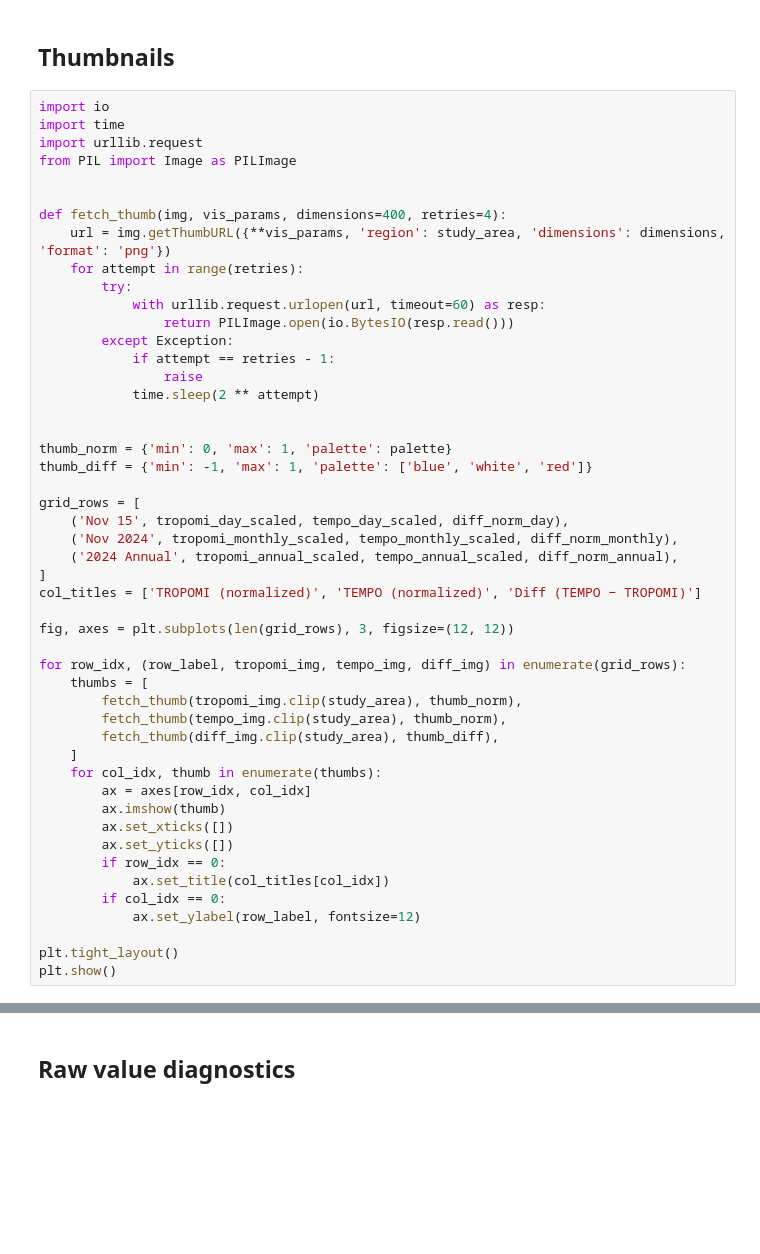
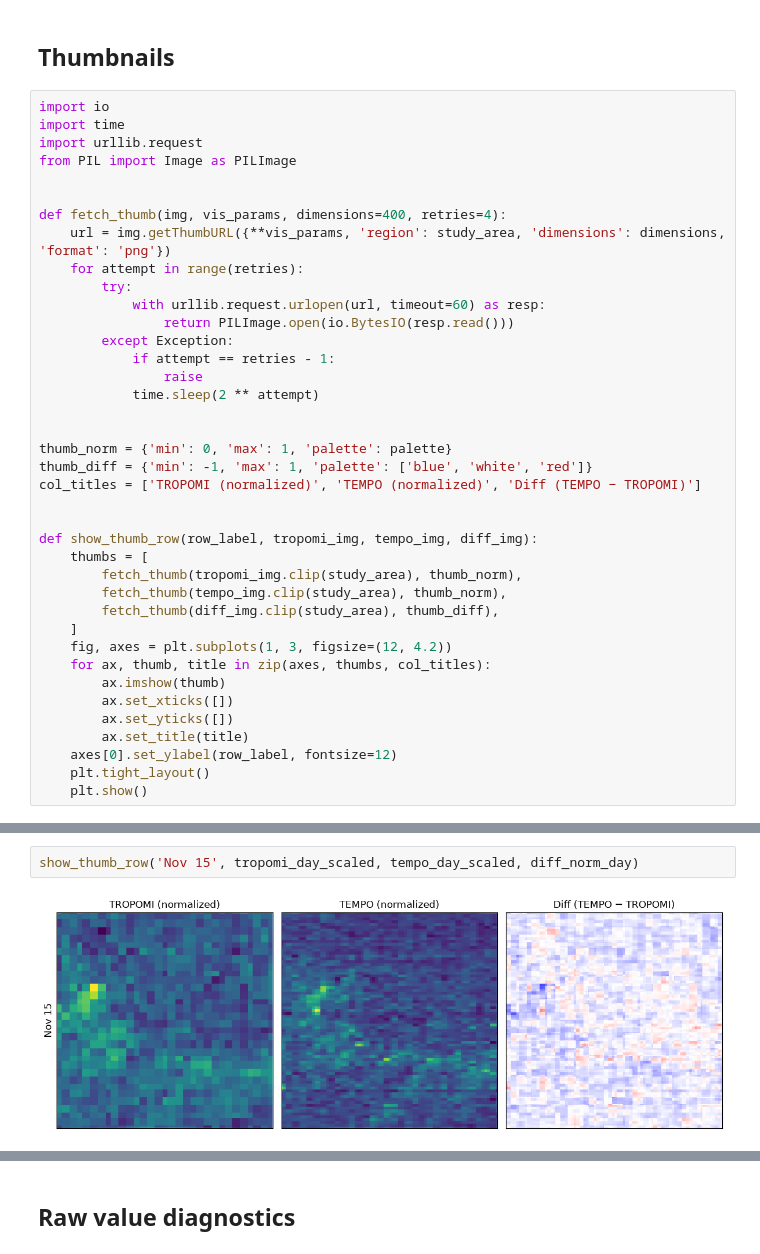
Before and after one commit to evankart/tempo-tropomi-comparison, a Jupyter notebook: tempo_tropomi_comparison.ipynb, the cells around one changed output, grey strips where cells are left out. Cells and saved outputs as stored; diff of their text form; blank space fills up the shorter version.

```diff
--- a/tempo_tropomi_comparison.ipynb
+++ b/tempo_tropomi_comparison.ipynb
@@ -333,31 +381,21 @@ def fetch_thumb(img, vis_params, dimensions=400, retries=4):
 
 thumb_norm = {'min': 0, 'max': 1, 'palette': palette}
 thumb_diff = {'min': -1, 'max': 1, 'palette': ['blue', 'white', 'red']}
-
-grid_rows = [
-    ('Nov 15', tropomi_day_scaled, tempo_day_scaled, diff_norm_day),
-    ('Nov 2024', tropomi_monthly_scaled, tempo_monthly_scaled, diff_norm_monthly),
-    ('2024 Annual', tropomi_annual_scaled, tempo_annual_scaled, diff_norm_annual),
-]
 col_titles = ['TROPOMI (normalized)', 'TEMPO (normalized)', 'Diff (TEMPO − TROPOMI)']
 
-fig, axes = plt.subplots(len(grid_rows), 3, figsize=(12, 12))
 
-for row_idx, (row_label, tropomi_img, tempo_img, diff_img) in enumerate(grid_rows):
+def show_thumb_row(row_label, tropomi_img, tempo_img, diff_img):
     thumbs = [
         fetch_thumb(tropomi_img.clip(study_area), thumb_norm),
         fetch_thumb(tempo_img.clip(study_area), thumb_norm),
         fetch_thumb(diff_img.clip(study_area), thumb_diff),
     ]
-    for col_idx, thumb in enumerate(thumbs):
-        ax = axes[row_idx, col_idx]
+    fig, axes = plt.subplots(1, 3, figsize=(12, 4.2))
+    for ax, thumb, title in zip(axes, thumbs, col_titles):
         ax.imshow(thumb)
         ax.set_xticks([])
         ax.set_yticks([])
-        if row_idx == 0:
-            ax.set_title(col_titles[col_idx])
-        if col_idx == 0:
-            ax.set_ylabel(row_label, fontsize=12)
-
-plt.tight_layout()
-plt.show()
+        ax.set_title(title)
+    axes[0].set_ylabel(row_label, fontsize=12)
+    plt.tight_layout()
+    plt.show()
@@ -366,0 +402,4 @@ KeyboardInterrupt:
+# %%
+show_thumb_row('Nov 15', tropomi_day_scaled, tempo_day_scaled, diff_norm_day)
+# %% [output]
+[figure, added]
```
Also changed, not shown: parts of 8 cells of this notebook.
